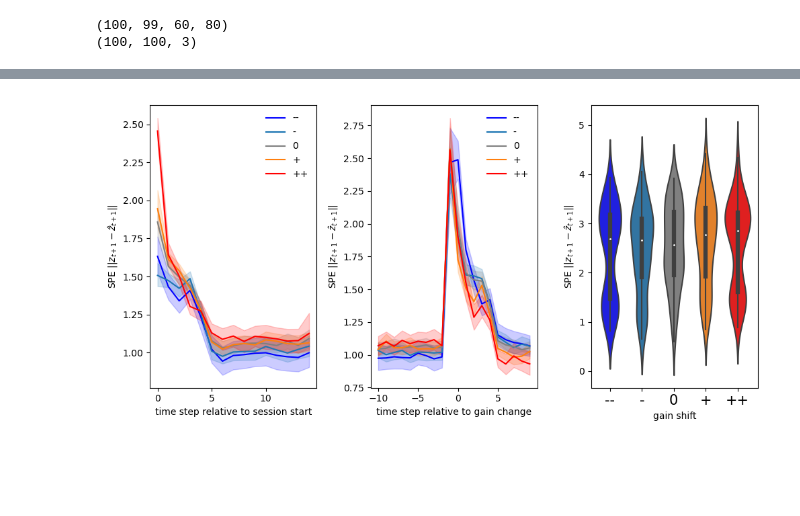
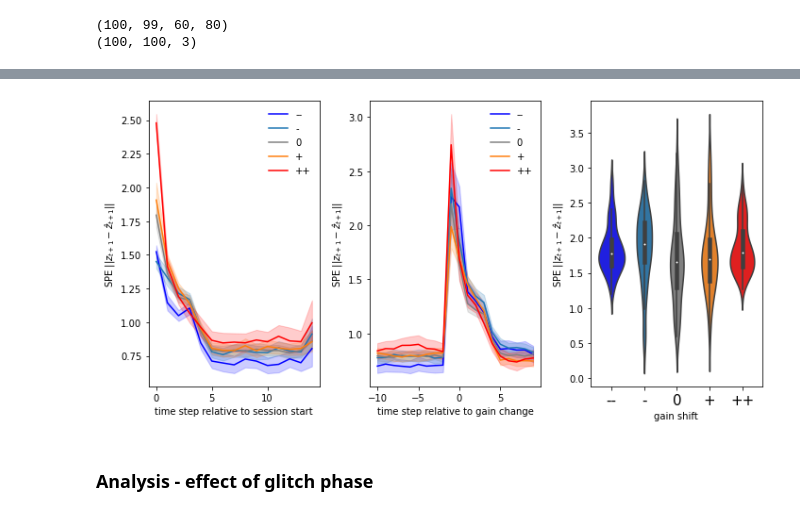
Before and after one commit to FelixHub/serotonin_model, a Jupyter notebook: src/miniworld/train_mdrnn.ipynb, the cells around one changed output, grey strips where cells are left out. Drawn from its saved outputs; the diff is of its cells as text; code cells hidden in the pictures; blank space fills up the shorter version.

Commit message:
glitch with phase shift

```diff
--- a/src/miniworld/train_mdrnn.ipynb
+++ b/src/miniworld/train_mdrnn.ipynb
@@ -216,8 +216,8 @@ torch.save(M_model.state_dict(), "saved_models/mdrnn_"+parameters['rollout_type'
 # %%
 # load model
-M_model.load_state_dict(torch.load("saved_models/mdrnn_"+parameters['rollout_type']+".pt"))
+M_model.load_state_dict(torch.load("saved_models/mdrnn_"+parameters['rollout_type']+"_new.pt"))
 # %% [output]
 <All keys matched successfully>
 # %%
-M_model.load_state_dict(torch.load("saved_models/mdrnn_rollout_constant_gain.pt"))
+M_model.load_state_dict(torch.load("saved_models/mdrnn_from_constant_with glitch.pt"))
 # %% [output]
@@ -342,7 +340,7 @@ for i_traj in range(nb_control_trajectories):
 
         if (len(gain_change_steps) > 0) and (i_step == gain_change_steps[0]) :
 
-            env.change_gain(random=False,gain=gains[0],glitch=True,glitch_phase = np.random.choice([-0.8,-0.6,-0.4,-0.2,0,0.2,0.4,0.6,0.8]))
+            env.change_gain(random=False,gain=gains[0],glitch=True,glitch_phase = np.random.uniform(-0.8,0.8))
             gain_change_steps.pop(0)
             gains.pop(0)
 
@@ -442,16 +442,21 @@ for i,gain_pre in enumerate(gains_test) :
 
             gains = [gain_pre,gain_post]
             if random_change_step :
-                gain_change_steps = [0,traj_steps[i_traj]]
+                gain_change_steps = [traj_steps[i_traj]]
             else :
-                gain_change_steps = [0,15]
+                gain_change_steps = [15]
+
             observations = []
             observation, info = env.reset()
             for i_step in range(control_args['max_episode_steps']-1):
+
+                if i_step == 0:
+                    env.change_gain(random=False,gain=gains[0],glitch=False)
                 if (len(gain_change_steps) > 0) and (i_step == gain_change_steps[0]) :
-                    env.change_gain(random=False,gain=gains[0],glitch=True,glitch_phase=np.random.choice([-0.8,-0.6,-0.4,-0.2,0,0.2,0.4,0.6,0.8]))
+                    env.change_gain(random=False,gain=gains[1],glitch=True,glitch_phase=np.random.uniform(-0.2,0.2))
                     gain_change_steps.pop(0)
                     gains.pop(0)
+
                 action = 2 # env.action_space.sample()  # agent policy that uses the observation and info
                 observation, reward, terminated, truncated, info = env.step(action)
                 if terminated or truncated:
@@ -545,32 +551,36 @@ plt.ylabel(r"SPE $||z_{t+1} - ẑ_{t+1}||$")
 plt.legend(frameon=False)
 
 
 plt.subplot(132)
 relative_gain_change_peak_vals = []
 for i,loss in enumerate(relative_gain_change_losses):
     aligned_loss = []
     for l in range(len(loss)):
         for i_traj in range(nb_control_trajectories):
             aligned_loss.append( loss[l][i_traj,traj_steps[i_traj]-10:traj_steps[i_traj]+10])
-    peak_val = np.array(aligned_loss)[:,9]
+    peak_val = np.mean(np.array(aligned_loss)[:,9:12],axis=1)
     relative_gain_change_peak_vals.extend(peak_val)
 
     # plt.plot(np.arange(-10,10),np.mean(aligned_loss,axis=0),color = relative_gain_change_color[i],label=relative_gain_change_label[i])
     sns.lineplot(x = np.tile(np.arange(-10,10), np.array(aligned_loss).flatten().shape[0] // 20), y = np.array(aligned_loss).flatten(),color = relative_gain_change_color[i],label=relative_gain_change_label[i])
 
 plt.xlabel('time step relative to gain change')
 plt.ylabel(r"SPE $||z_{t+1} - ẑ_{t+1}||$")
 plt.legend(frameon=False)
 
 plt.subplot(133)
 
 sns.violinplot(x=list(np.repeat(range(5),len(relative_gain_change_peak_vals) //5)),y=relative_gain_change_peak_vals,palette = relative_gain_change_color)
 
+# plt.scatter(list(range(5)),relative_gain_change_peak_vals)
+
 plt.xticks(ticks=[0,1,2,3,4],labels=['--','-','0','+','++'],fontsize=15)
 plt.xlabel('gain shift')
 plt.ylabel(r"SPE $||z_{t+1} - ẑ_{t+1}||$")
 plt.plot()
 
 plt.tight_layout()
 # %% [output]
-[figure, old version]
+[figure, new version]
+# %% [markdown]
+### Analysis - effect of glitch phase
```
Also changed, not shown: parts of 12 cells of this notebook, 3 other files.
